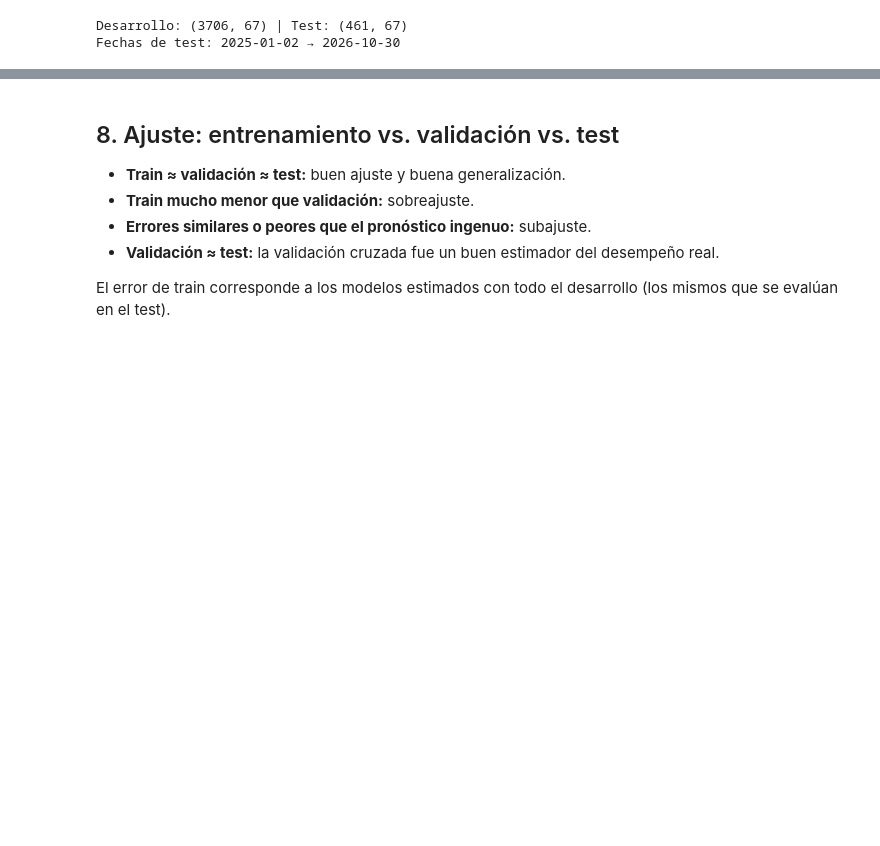
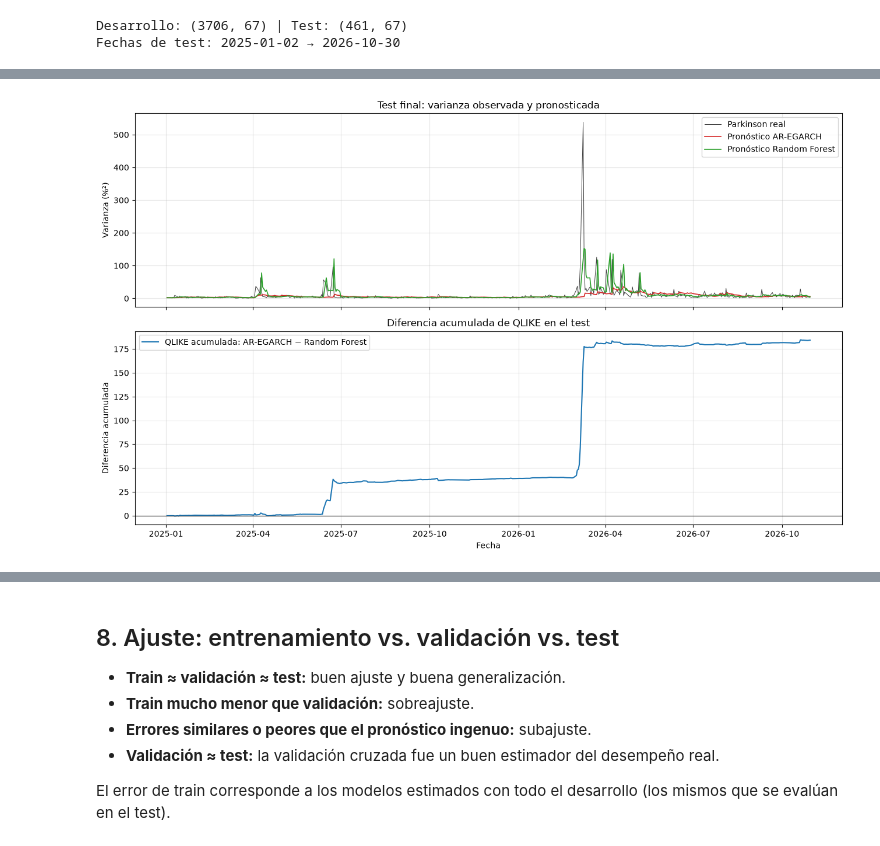
Before and after one commit to darlamai/proyecto_final_ml_wti, a Jupyter notebook: notebooks/07.comparison_model.ipynb, the cells around one changed output, grey strips where cells are left out. Drawn from its saved outputs; the diff is of its cells as text; code cells hidden in the pictures; blank space fills up the shorter version.

Commit message:
feat: Se finaliza compariso_model y se resumen todo en el cuaderno raiz, ademas de incluir las secciones trabajadas.

```diff
--- a/notebooks/07.comparison_model.ipynb
+++ b/notebooks/07.comparison_model.ipynb
@@ -549,0 +532,9 @@ print("Variables seleccionadas con todo el desarrollo:", vars_final)
+# %%
+
+h_eg_test, res_eg_dev = ag.pronostico_egarch(
+    r_full,
+    DEV_FIN,
+    TEST_INI,
+    TEST_FIN,
+    espec=ESPEC3,
+)
@@ -549,0 +663,5 @@ print("Variables seleccionadas con todo el desarrollo:", vars_final)
+# %%
+h_rf_test = pd.Series(
+    np.clip(pipe_final.predict(X_test), H_MIN, None),
+    index=X_test.index,
+)
@@ -566,12 +810,45 @@ display(dm_test.round(4))
 # %%
-fig, ax = plt.subplots(2, 1, figsize=(13, 8))
-ax[0].plot(test.index, test["y"], lw=0.6, color="grey", alpha=0.7, label="Parkinson")
-ax[0].plot(test.index, test["h_egarch"], lw=1.3, color="tab:red", label="AR-EGARCH")
-ax[0].plot(test.index, test["h_rf"], lw=1.3, color="tab:green", label="Random Forest")
-ax[0].set_title("Test final: varianza pronosticada vs Parkinson"); ax[0].set_ylabel("%²"); ax[0].legend()
+# Pérdidas diarias en el test
+L_eg_t = c.perdidas(test["y"], test["h_egarch"])
+L_rf_t = c.perdidas(test["y"], test["h_rf"])
 
-d_test = (L_eg_t["qlike"] - L_rf_t["qlike"]).values
-ax[1].plot(test.index, np.cumsum(d_test), color="tab:blue")
+# Diferencia diaria de QLIKE: positiva cuando favorece a Random Forest
+d_test = L_eg_t["qlike"].to_numpy() - L_rf_t["qlike"].to_numpy()
+
+fig, ax = plt.subplots(2, 1, figsize=(13, 8), sharex=True)
+
+# Pronósticos frente al Parkinson observado
+ax[0].plot(
+    test.index, test["y"],
+    lw=0.7, color="black", alpha=0.75, label="Parkinson real"
+)
+ax[0].plot(
+    test.index, test["h_egarch"],
+    lw=1.2, color="tab:red", label="Pronóstico AR-EGARCH"
+)
+ax[0].plot(
+    test.index, test["h_rf"],
+    lw=1.2, color="tab:green", label="Pronóstico Random Forest"
+)
+ax[0].set_title("Test final: varianza observada y pronosticada")
+ax[0].set_ylabel("Varianza (%²)")
+ax[0].legend()
+
+# Diferencia acumulada de QLIKE
+ax[1].plot(
+    test.index,
+    np.cumsum(d_test),
+    color="tab:blue",
+    label="QLIKE acumulada: AR-EGARCH − Random Forest"
+)
 ax[1].axhline(0, color="black", lw=0.8)
-ax[1].set_title("Diferencia acumulada de QLIKE en el test (EGARCH − RF)")
-plt.tight_layout(); plt.savefig(FIG_DIR / "07_test_final.png", dpi=150); plt.show()
+ax[1].set_title("Diferencia acumulada de QLIKE en el test")
+ax[1].set_ylabel("Diferencia acumulada")
+ax[1].set_xlabel("Fecha")
+ax[1].legend()
+
+plt.tight_layout()
+plt.savefig(FIG_DIR / "07_test_final.png", dpi=150)
+plt.show()
+# %% [output]
+[figure, added]
```
Also changed, not shown: parts of 52 cells of this notebook, 34 other files.
